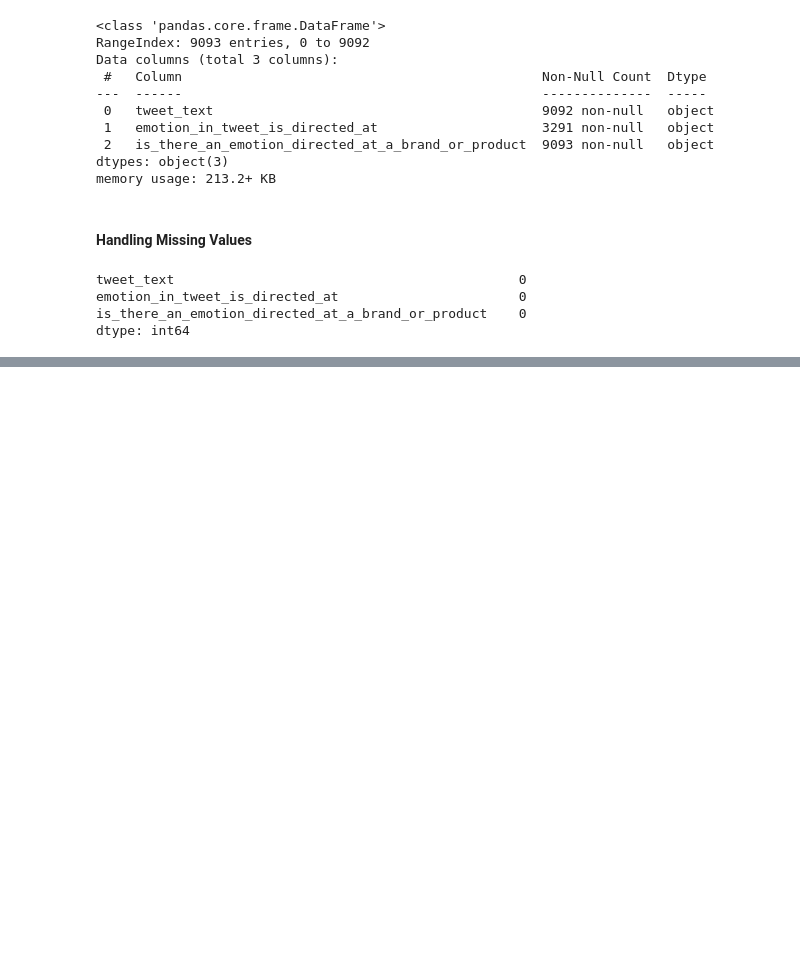
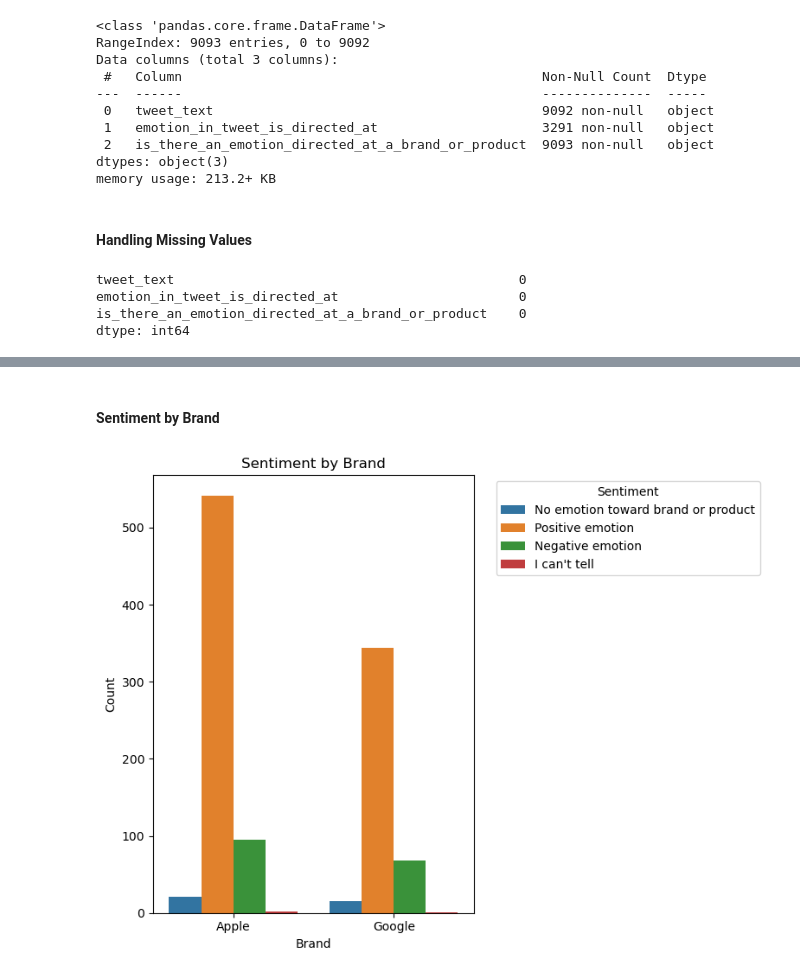
Before and after one commit to Hafsa-mohamed-Ad3n/Sentimental-Analysis-of-Tweets, a Jupyter notebook: tweets_analysis.ipynb, the cells around one changed output, grey strips where cells are left out. Saved outputs shown, nothing was run; the diff lists cells and outputs as text; code cells hidden in the pictures; blank space fills up the shorter version.

```diff
--- a/tweets_analysis.ipynb
+++ b/tweets_analysis.ipynb
@@ -119,0 +196,19 @@ dtype: int64
+# %% [markdown]
+#### Sentiment by Brand
+# %%
+brands = ['Apple', 'Google']  # adjust if other brand names
+subset = df[df['emotion_in_tweet_is_directed_at'].isin(brands)].copy()
+
+plt.figure(figsize=(8,6))
+hue_order = df['is_there_an_emotion_directed_at_a_brand_or_product'].value_counts().index.tolist()
+sns.countplot(data=subset, x='emotion_in_tweet_is_directed_at', hue='is_there_an_emotion_directed_at_a_brand_or_product',
+              order=brands, hue_order=hue_order)
+plt.title('Sentiment by Brand')
+plt.xlabel('Brand')
+plt.ylabel('Count')
+plt.legend(title='Sentiment', bbox_to_anchor=(1.05,1), loc='upper left')
+plt.tight_layout()
+# plt.savefig('sentiment_by_brand.png', bbox_inches='tight')
+plt.show()
+# %% [output]
+[figure, added]
```
Also changed, not shown: parts of 41 cells of this notebook.
